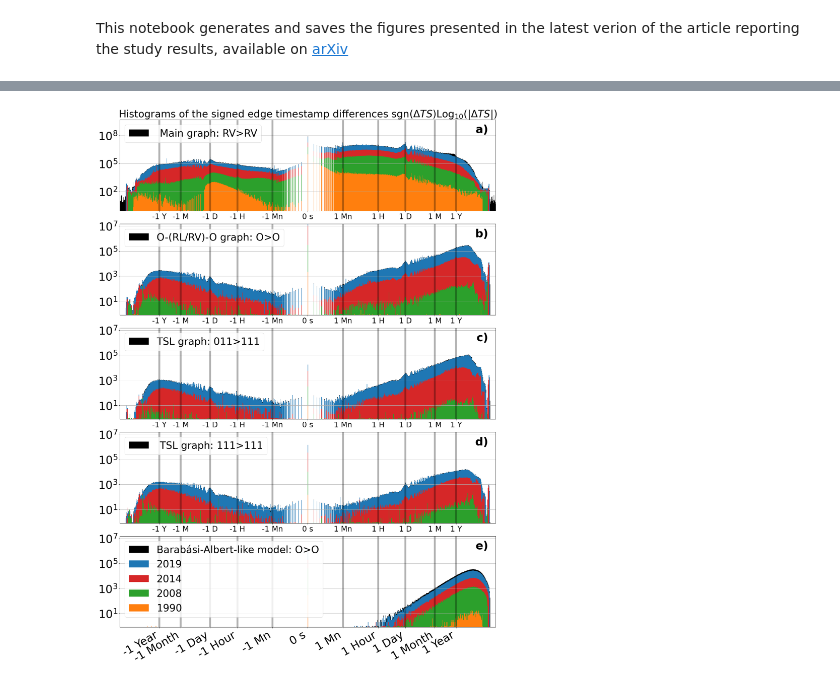
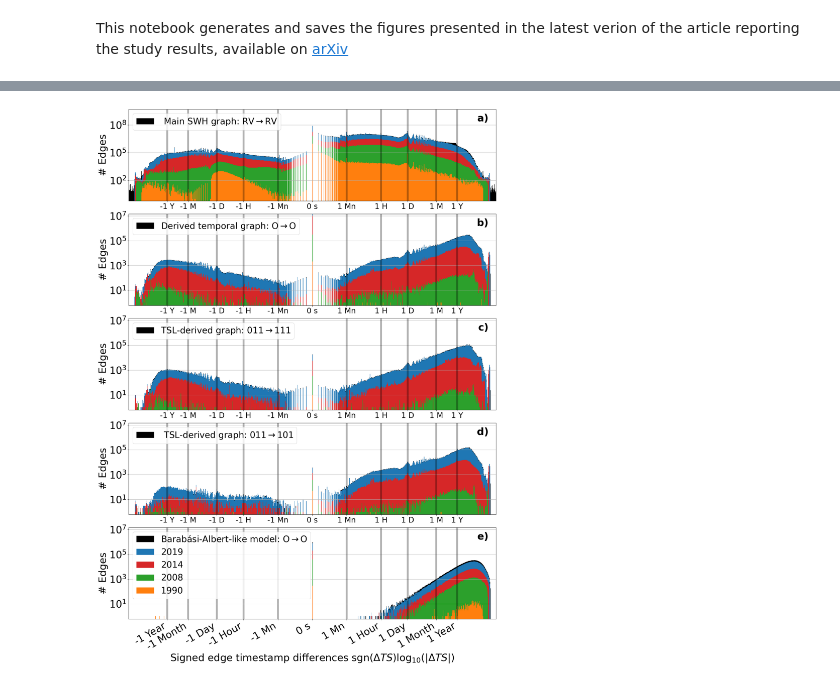
Before and after one commit to grouss/growing-network-study, a Jupyter notebook: Replication_Package_Figures.ipynb, the cells around one changed output, grey strips where cells are left out. Saved outputs shown, nothing was run; the diff lists cells and outputs as text; code cells hidden in the pictures.

```diff
--- a/Replication_Package_Figures.ipynb
+++ b/Replication_Package_Figures.ipynb
@@ -150,16 +133,19 @@ if Rebuild:
             axs[0].scatter(x,stat[sourcetype],s=30,zorder=10,label=sourcetype+" nodes")
     axs[0].legend(loc='upper left',fontsize=fontsize,ncol=1,markerscale=3)
     axs[0].set_yscale("log")
-    axs[0].tick_params(axis='both',which='major',labelsize=fontsize)
+    axs[0].tick_params(axis='both',which='major',labelsize=fontsize-2)
+    axs[0].set_ylabel("New Nodes (Month)",fontsize=fontsize)
     verticalline(fig,axs[0])
     shiftlabels(fig,axs[0])
 
     for sourcetype in ["RV>RV","RL>RV","RL>RL"]:
         if ">" in sourcetype and np.sum(stat[sourcetype])!=0:
-            axs[1].scatter(x,stat[sourcetype],s=30,zorder=10,label=sourcetype+" edges")
+            n1,n2=sourcetype.split(">")
+            axs[1].scatter(x,stat[sourcetype],s=30,zorder=10,label=n1+r'$\to$'+n2+" edges")
     axs[1].legend(loc='upper left',fontsize=fontsize,ncol=2,markerscale=3)
     axs[1].set_yscale("log")
     axs[1].tick_params(axis='both',which='major',labelsize=fontsize-2)
+    axs[1].set_ylabel("New Edges (Month)",fontsize=fontsize-2)
     verticalline(fig,axs[1])
     shiftlabels(fig,axs[1])
 
@@ -611,7 +579,9 @@ Fsave=True
 if Rebuild:
     # O/RL/RV-RL/RV graph
     # ! can take few minutes (should be less than 10)
-    arraytype,encoding,sourcearrayTS,targetarrayTS,deltaTS=GetEdgeTs(*LoadAllArray())
+    nodes,edges,nodesad,d,Nnodes,Nedges,EPOCH,DatasetName =LoadAllArray()
+    arraytype,encoding,sourcearrayTS,targetarrayTS,deltaTS=GetEdgeTs(nodes,edges,nodesad,d,Nnodes,Nedges,EPOCH=EPOCH)
+    del nodes,edges,nodesad
 # %% [output]
 Loaded : ./ImportData/nodes_20240310.pkl
 Loaded : ./ImportData/edges_20240310.pkl
@@ -628,11 +603,13 @@ Building edge type array and applying mask 9.26 (s)
 # %%
 if Rebuild:
     # Derived O-(RL/RV)-O graph
-    arraytypeOO,encodingOO,sourcearrayTSOO,targetarrayTSOO,deltaTSOO=GetEdgeTs(*LoadAllArray_OO(keypath="BigO"))
+    nodesOO,edgesOO,nodesadOO,d,Nnodes,Nedges,EPOCH,DatasetName=LoadAllArray_OO(keypath="BigO")
+    arraytypeOO,encodingOO,sourcearrayTSOO,targetarrayTSOO,deltaTSOO=GetEdgeTs(nodesOO,edgesOO,nodesadOO,d,Nnodes,Nedges,EPOCH=EPOCH)
 
     print('Unvalid edges are mainly orgin nodes without release or revision nodes after partitioning for which nodesad=2^32-1')
     #nodesOO,edgesOO,nodesad,d,Nnodes,Nedges
-    arraytypeTSL,encodingTSL,sourcearrayTSTSL,targetarrayTSTSL,deltaTSTSL=GetEdgeTs(*LoadAllArray_OO(keypath="BigO"),depth=1)
+    arraytypeTSL,encodingTSL,sourcearrayTSTSL,targetarrayTSTSL,deltaTSTSL=GetEdgeTs(nodesOO,edgesOO,nodesadOO,d,Nnodes,Nedges,EPOCH=EPOCH,depth=1)
+    del nodesOO,edgesOO,nodesadOO
 # %% [output]
 Loaded : nodes_o_derived_O-RVRL-O_BigO_20240429.pkl
 Loaded : edges_o_derived_O-RVRL-O_BigO_20240429.pkl
@@ -677,7 +654,7 @@ Building edge type array and applying mask 0.01 (s)
 if Rebuild:
 
     nfig=5
-    fontsize=36
+    fontsize=32
     lw=6
 
 
@@ -685,7 +662,8 @@ if Rebuild:
     x=np.arange(1634)/12+1970
 
     fig = plt.figure(figsize=(18, 5*nfig))  # Taille de la figure
-    string1=r'Histograms of the signed edge timestamp differences $\operatorname{sgn}(\Delta TS){\rm Log}_{10}(|\Delta TS|)$'
+    #string1=r'Histograms of the signed edge timestamp differences $\operatorname{sgn}(\Delta TS){\rm Log}_{10}(|\Delta TS|)$'
+    string1=r'Signed edge timestamp differences $\operatorname{sgn}(\Delta TS){\rm log}_{10}(|\Delta TS|)$'
     #string2='Vertical black lines : -1Year/-1Week/-1Days/-1Hour/-1mn/0s/1mn/1Hour/1Day/1Week/1Year'
     #plt.title(string1+'\n'+string2,fontsize=fontsize-4)
 
@@ -701,7 +679,8 @@ if Rebuild:
     ax[4] = plt.subplot2grid((nfig, 3), (4, 0),colspan=3)
 
 
-    ax[0].set_title(string1,fontsize=fontsize-4)
+    #ax[0].set_title(string1,fontsize=fontsize)
+    ax[4].set_xlabel(string1,fontsize=fontsize)
 
     xticks=[-np.log10(year),-np.log10(month),-np.log10(day),-np.log10(hour),-np.log10(mn),0,
             np.log10(mn),np.log10(hour),np.log10(day),np.log10(month),np.log10(year)]
@@ -729,7 +708,7 @@ if Rebuild:
 
     xmin=nfig*[-9.5]
     xmax=nfig*[9.5]
-    ymin=nfig*[0.8]
+    ymin=nfig*[0.6]
     ymax=[5e9,1.5e7,1.5e7,1.5e7,1.5e7]
     YEARlist=[(2019,"tab:blue"),(2014,"tab:red"),(2008,"tab:green"),(1990,"tab:orange")]
     YEARColorList=[]
@@ -739,41 +718,48 @@ if Rebuild:
         ax[i].set_ylim(ymin[i],ymax[i])
 
     for iax,encodingTmp,arraytypeTmp,targetarrayTStmp,sourcearrayTStmp,deltaTSTmp,EtypeTmp,model in [
-        (0,encoding,arraytype,targetarrayTS,sourcearrayTS,deltaTS,'RV>RV',' Main graph'),
-        (1,encodingOO,arraytypeOO,targetarrayTSOO,sourcearrayTSOO,deltaTSOO,'O>O','O-(RL/RV)-O graph'),
-        (2,encodingTSL,arraytypeTSL,targetarrayTSTSL,sourcearrayTSTSL,deltaTSTSL,'011>111','TSL graph'),
-        (3,encodingTSL,arraytypeTSL,targetarrayTSTSL,sourcearrayTSTSL,deltaTSTSL,'111>111',' TSL graph'),
+        (0,encoding,arraytype,targetarrayTS,sourcearrayTS,deltaTS,'RV>RV',' Main SWH graph'),
+        (1,encodingOO,arraytypeOO,targetarrayTSOO,sourcearrayTSOO,deltaTSOO,'O>O','Derived temporal graph'),
+        (2,encodingTSL,arraytypeTSL,targetarrayTSTSL,sourcearrayTSTSL,deltaTSTSL,'011>111','TSL-derived graph'),
+        #(3,encodingTSL,arraytypeTSL,targetarrayTSTSL,sourcearrayTSTSL,deltaTSTSL,'111>111',' TSL graph'),
+        (3,encodingTSL,arraytypeTSL,targetarrayTSTSL,sourcearrayTSTSL,deltaTSTSL,'011>101',' TSL-derived graph'),
         (4,encodingBA,arraytypeBA,targetarrayTSBA,sourcearrayTSBA,deltaTSBA,'O>O','Barabási-Albert-like model'),
 ]:
         i=np.where(np.array(encodingTmp)==EtypeTmp)[0][0]
         mask_type=arraytypeTmp==i
         typed_deltaTS=deltaTSTmp[mask_type]
         h=np.where(typed_deltaTS==0,0,np.sign(typed_deltaTS)*np.log10(np.abs(typed_deltaTS)))
         # fixed bins and range, density=False
-        ax[iax].hist(h,bins=1000,range=(-10,10),density=False,log=True,label=model+': '+EtypeTmp,alpha=1,color="k") #black
+        if '>' in EtypeTmp:
+            labelname=model+': '+EtypeTmp.split('>')[0]+r'${\to}$'+EtypeTmp.split('>')[1]
+        else:
+            labelname=model+': '+EtypeTmp
+        ax[iax].hist(h,bins=1000,range=(-10,10),density=False,log=True,label=labelname,alpha=1,color="k") #black
 
         # per year with the same color code as the one used for the in/out degree
         for YEAR,color in YEARlist:
             mask_type=arraytypeTmp==i
             mask_type=np.logical_and(mask_type,np.maximum(targetarrayTStmp,sourcearrayTStmp)<=(YEAR+1-1970)*12)
             typed_deltaTS=deltaTSTmp[mask_type]
 
             h=np.where(typed_deltaTS==0,0,np.sign(typed_deltaTS)*np.log10(np.abs(typed_deltaTS)))
             if iax==4:
                 ax[iax].hist(h,bins=1000,range=(-10,10),density=False,log=True,alpha=1,color=color,label=str(YEAR))
             else:
                 ax[iax].hist(h,bins=1000,range=(-10,10),density=False,log=True,alpha=1,color=color)
 
         ax[iax].legend(loc="upper left",fontsize=fontsize-4,ncol=1,markerscale=1)
         # vertical line 1mn, 1H, 1D,1M,1Y
         for xv in [mn,day,hour,month,year]:
             ax[iax].axvline(x=np.log10(xv),color='k',alpha=0.3,lw=lw)
             ax[iax].axvline(x=-np.log10(xv),color='k',alpha=0.3,lw=lw)
+    for i in range(5):
+        ax[i].set_ylabel("# Edges",fontsize=fontsize)
 
     plt.tight_layout()
 
     if Fsave:
         plt.savefig(exportpath+'Figures/Merge_EdgeAges.png', format='png', dpi=300,bbox_inches='tight')
     plt.show()
 # %% [output]
-[figure, old version]
+[figure, new version]
```
Also changed, not shown: parts of 22 cells of this notebook, 30 other files.
